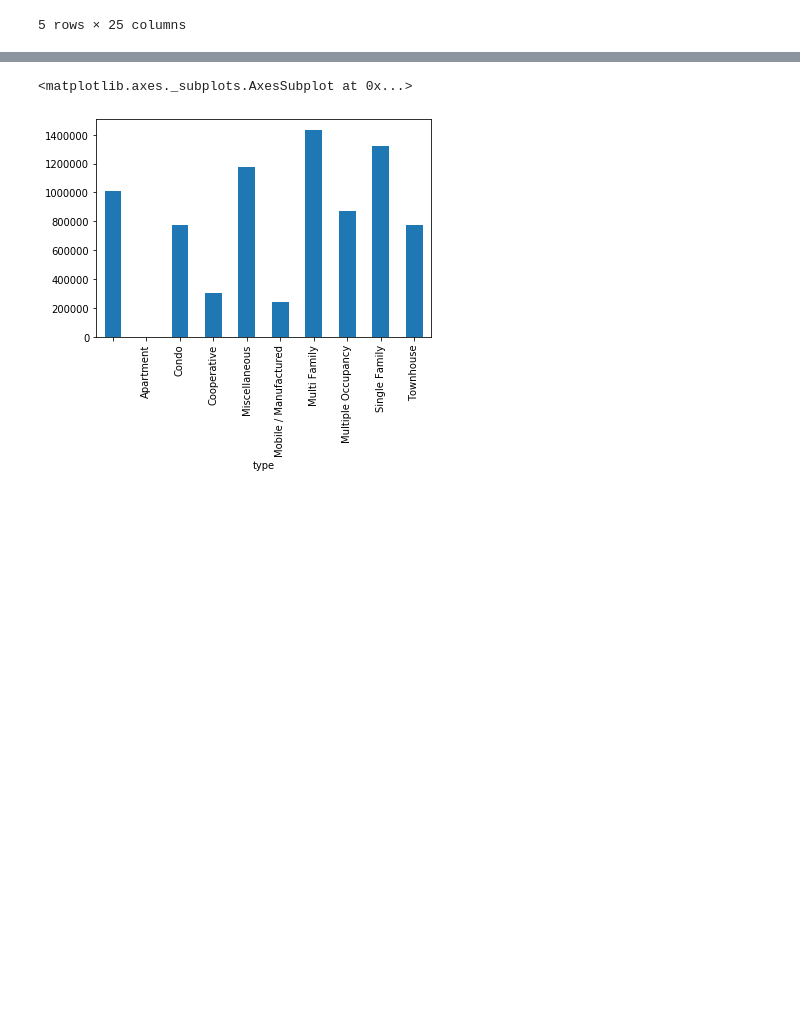
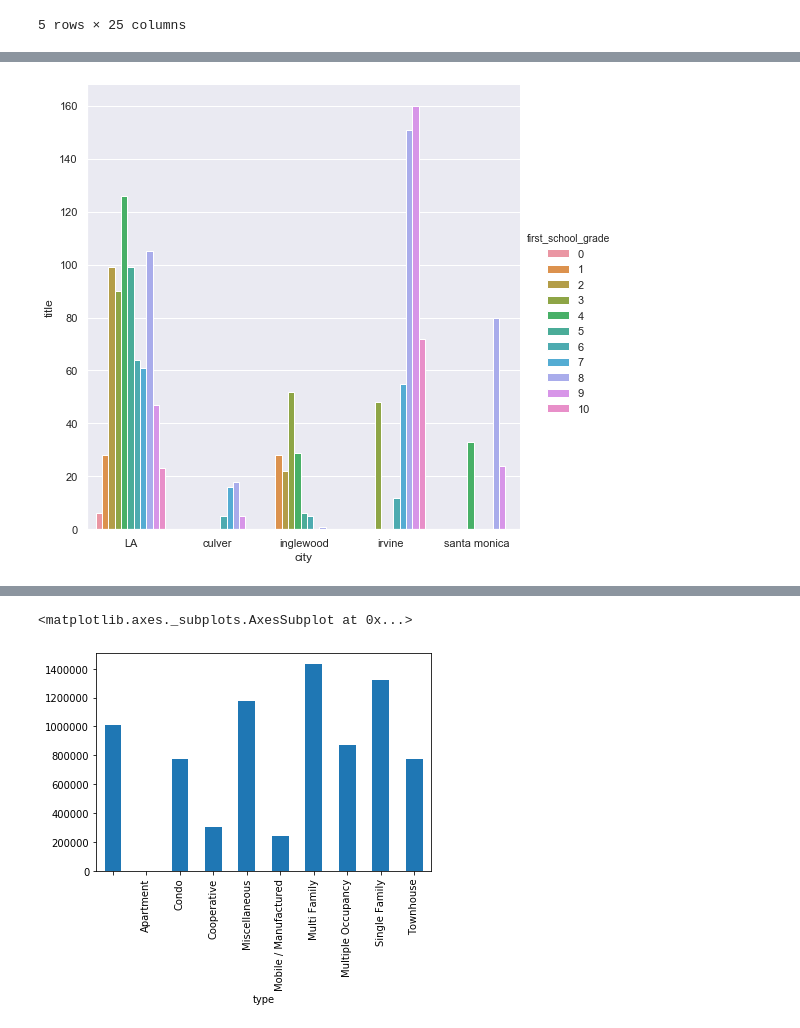
Before and after one commit to EllyKyles/LA-house-value-analysis, a Jupyter notebook: zillow_combined.ipynb, the cells around one changed output, grey strips where cells are left out. Cells and saved outputs as stored; diff of their text form; code cells hidden in the pictures; blank space fills up the shorter version.

```diff
--- a/zillow_combined.ipynb
+++ b/zillow_combined.ipynb
@@ -3,7 +3,7 @@ import pandas as pd
 import re
 import datetime
 
-orign_df = pd.read_csv('combined_zillow.csv')
+orign_df = pd.read_csv('../combined_zillow.csv')
 # %%
 orign_df.head(5)
 # %% [output]
@@ -322,0 +322,8 @@ new_df.describe()
+# %%
+new_df["first_school_grade"] = new_df["school_list"].str[0].str[0]
+new_df["first_school_grade"] = pd.to_numeric(new_df["first_school_grade"], errors='coerce').fillna(0).astype(np.int64)
+new_df["first_school"] = new_df["school_list"].str[0].str[1]
+new_df["second_school_grade"] = new_df["school_list"].str[1].str[0]
+new_df["second_school"] = new_df["school_list"].str[1].str[1]
+new_df["third_school_grade"] = new_df["school_list"].str[2].str[0]
+new_df["third_school"] = new_df["school_list"].str[2].str[1]
@@ -322,0 +346,4 @@ new_df.describe()
+# %%
+first_school_g = new_df.groupby(["city","first_school_grade"]).title.count()
+first_school_g_df = first_school_g.reset_index()
+first_school_g_df
@@ -322,0 +368,9 @@ new_df.describe()
+# %%
+# thrid - home distributed by school district rating
+import seaborn as sns
+sns.set(font_scale = 1)
+sns.catplot(x='city',y= 'title', hue ='first_school_grade', kind='bar', data=first_school_g_df, height = 7)
+plt.rcParams["axes.labelsize"] = 4
+plt.show()
+# %% [output]
+[figure, added]
```
Also changed, not shown: parts of 27 cells of this notebook, 12 other files.
